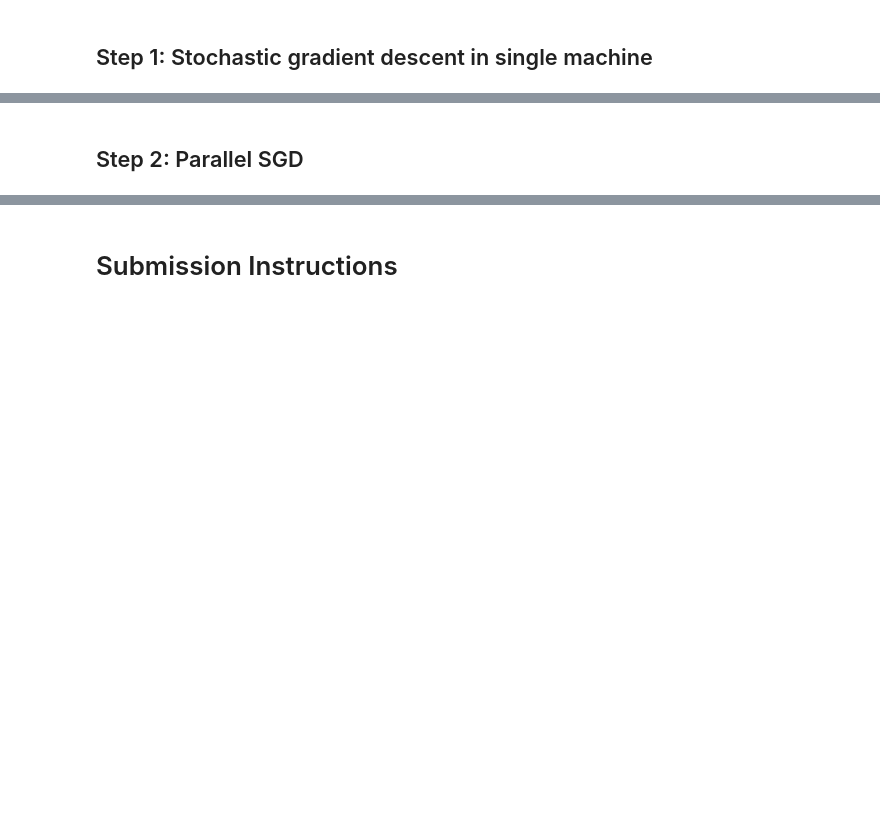
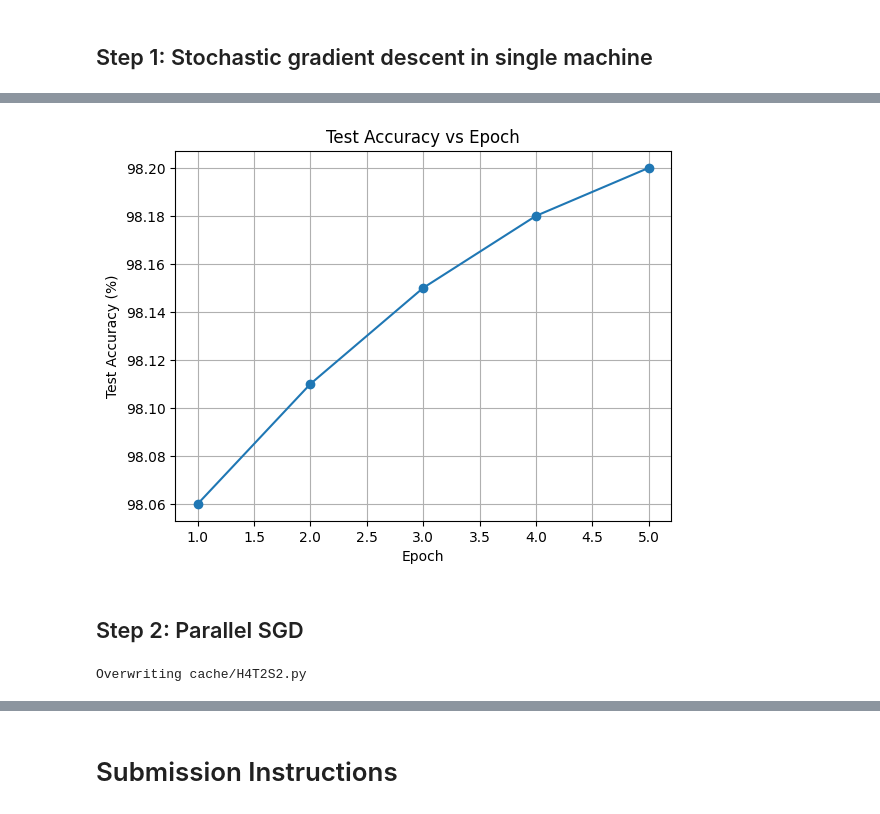
Before and after one commit to CashelF/dist-optim-hw4, a Jupyter notebook: hw4_starter_code.ipynb, the cells around one changed output, grey strips where cells are left out. Drawn from its saved outputs; the diff is of its cells as text; code cells hidden in the pictures; blank space fills up the shorter version.

```diff
--- a/hw4_starter_code.ipynb
+++ b/hw4_starter_code.ipynb
@@ -455,9 +571,9 @@ from torch.utils.data import DataLoader
 
 # --- hyperparameters ---
 # TODO: choose appropriate hyperparameters
-BATCH_SIZE = 1
-LEARNING_RATE = 1.0
-EPOCHS = 1
+BATCH_SIZE = 64
+LEARNING_RATE = 0.1
+EPOCHS = 5
 # -----------------------
 
 def main_single_machine(model, train_dataset, test_model_func, device):
@@ -513,23 +629,29 @@ def main_single_machine(model, train_dataset, test_model_func, device):
             #  Step 1: Forward pass and calculate loss
             # =========================================
             # Answer:
+            outputs = model(data)
+            loss = criterion(outputs, target)
 
             # =========================================
             #  Step 2: Backward pass (calculate local gradients)
             # =========================================
             # Answer:
-
+            loss.backward()
             # =========================================
             #  Step 3: Update weights using local gradients
             # =========================================
             # Answer:
+            optimizer.step()
 
 
             # =========================================
+            total_loss += loss.item()
+        # Record average loss
+        avg_loss = total_loss / len(train_loader)
+        loss_hist.append(avg_loss)
 
-        # Record average loss
-
-
+        acc = test_model_func(model, device)
+        acc_hist.append(acc)
         print(f'Epoch {epoch}: Average Loss: {total_loss / len(train_loader):.4f}, Test Accuracy: {acc:.2f}%')
 
     return model, loss_hist, acc_hist
@@ -580,0 +722,16 @@ main_single_machine(model, train_dataset, test_model_func, device)
+# %%
+trained_model, loss_hist, acc_hist = main_single_machine(model, train_dataset, test_model_func, device)
+
+import matplotlib.pyplot as plt
+
+EPOCHS = 5
+epochs = range(1, EPOCHS + 1)
+
+plt.figure()
+plt.plot(epochs, acc_hist, marker='o')
+plt.xlabel("Epoch")
+plt.ylabel("Test Accuracy (%)")
+plt.title("Test Accuracy vs Epoch")
+plt.grid(True)
+plt.show()
+# %% [output]
@@ -581,3 +743,4 @@ main_single_machine(model, train_dataset, test_model_func, device)
+[figure, added]
 # %% [markdown]
 ## Step 2: Parallel SGD
 # %%
@@ -598,9 +761,9 @@ import torch.nn as nn
 # =======================================
 # choose appropriate hyperparameters
 
-BATCH_SIZE = 1
-LEARNING_RATE = 1.0
-EPOCHS = 1
+BATCH_SIZE = 64
+LEARNING_RATE = 0.1
+EPOCHS = 5
 
 # --- 1. Define the Simple MLP Model (2 Layers) ---
 class SimpleMLP(nn.Module):
@@ -666,6 +829,8 @@ def test_model(model, device, test_loader):
     print(f'Final Test Error: {test_error:.2f}%')
     print(f'======================================================\n')
 
+    return test_loss, accuracy
+
 # --- Training Worker Function (Target for mp.spawn) ---
 def run_worker(rank, world_size, result):
     """
@@ -721,17 +886,19 @@ def run_worker(rank, world_size, result):
             #  Step 1: Forward pass and calculate loss
             # =========================================
             # Answer:
+            outputs = model(data)
+            loss = criterion(outputs, target)
 
             # =========================================
             #  Step 2: Backward pass (calculate local gradients)
             # =========================================
             # Answer:
-
+            loss.backward()
             # =========================================
             #  Step 3: Update weights using local gradients
             # =========================================
             # Answer:
-
+            optimizer.step()
             # =========================================
             #  Step 4: Model Aggregation (Manual All-Reduce)
             # =========================================
@@ -742,6 +909,8 @@ def run_worker(rank, world_size, result):
                 # 1. Sum the parameters (param.data) across all processes.
                 # 2. Divide by the world size to get the average model parameter.
                 # Answer:
+                dist.all_reduce(param.data, op=dist.ReduceOp.SUM)
+                param.data /= world_size
 
 
             total_loss += loss.item()
@@ -759,6 +928,8 @@ def run_worker(rank, world_size, result):
     if rank == 0:
         print("Training and Evaluation complete. Cleaning up distributed environment...")
     cleanup()
+# %% [output]
+Overwriting cache/H4T2S2.py
 # %%
 from cache.H4T2S2 import run_worker
 
```
Also changed, not shown: parts of 21 cells of this notebook, 1 other file.
